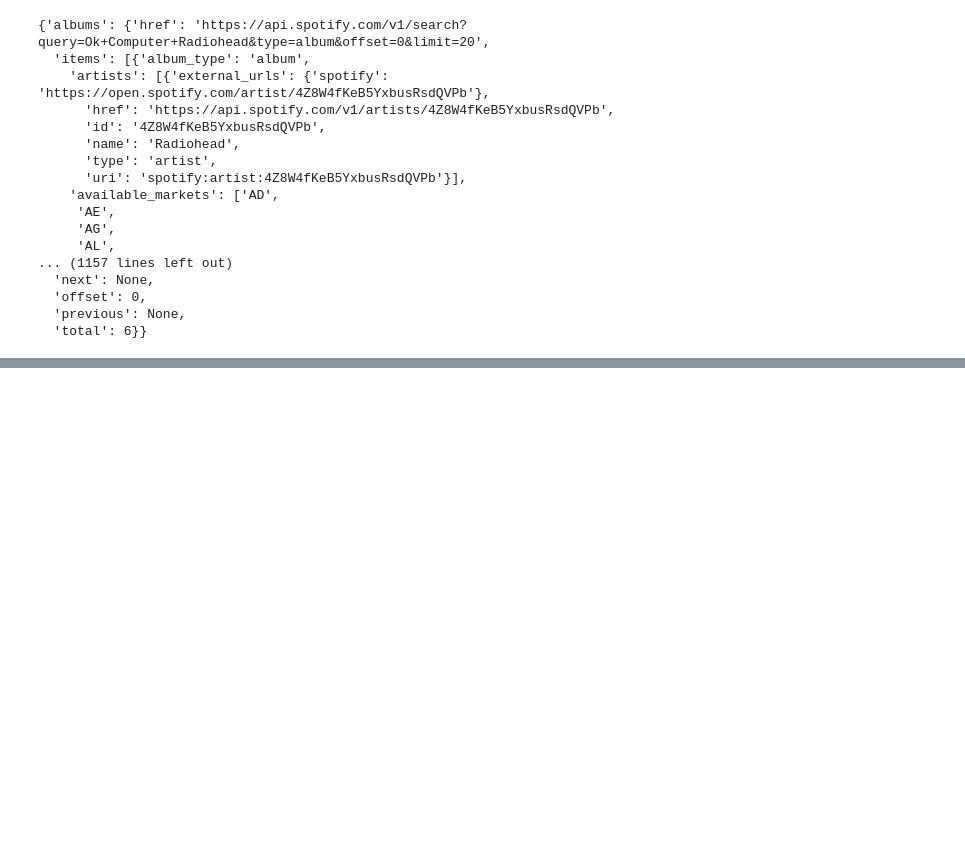
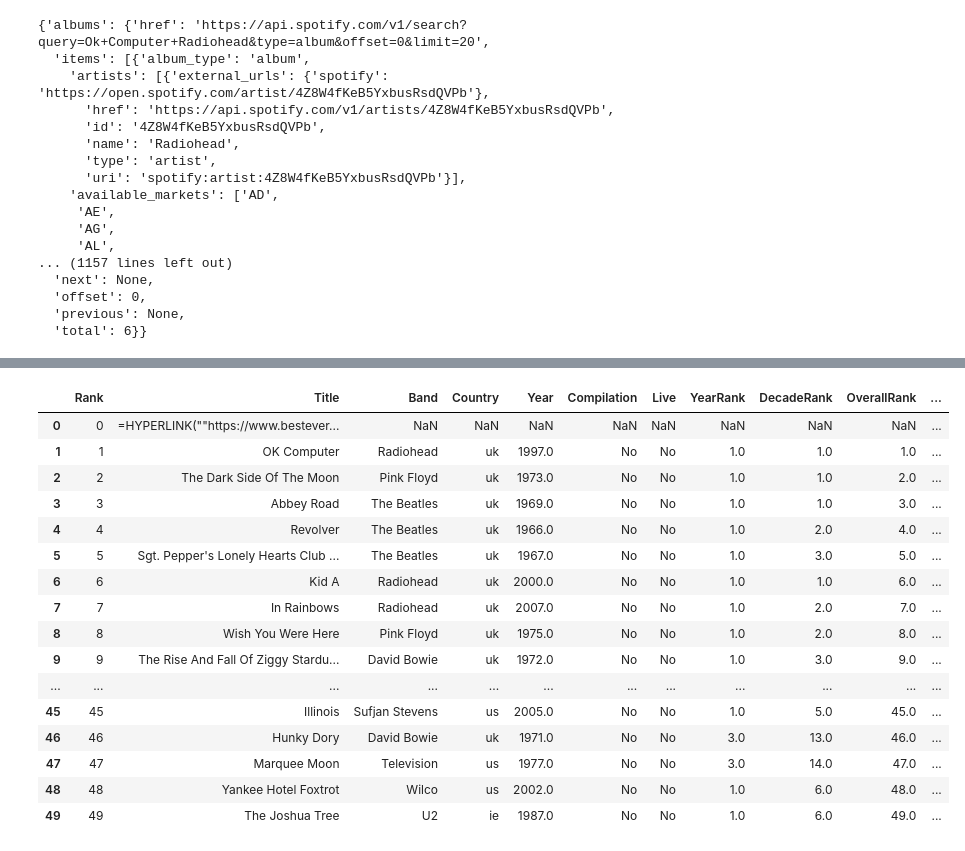
Before and after one commit to tklein98/cratescanner_2.0, a Jupyter notebook: notebooks/spotify_client.ipynb, the cells around one changed output, grey strips where cells are left out. Cells and saved outputs as stored; diff of their text form; code cells hidden in the pictures; blank space fills up the shorter version.

```diff
--- a/notebooks/spotify_client.ipynb
+++ b/notebooks/spotify_client.ipynb
@@ -201,0 +362,22 @@ plt.imshow(img1)
+# %%
+best_albums_dataset = pd.read_csv("best_albums.csv")
+# %%
+best_albums_dataset.head(50)
+# %% [output]
+|  | Rank | Title | Band | Country | Year | Compilation | Live | YearRank | DecadeRank | OverallRank | ... |
+| 0 | 0 | =HYPERLINK(""https://www.bestever... | NaN | NaN | NaN | NaN | NaN | NaN | NaN | NaN | ... |
+| 1 | 1 | OK Computer | Radiohead | uk | 1997.0 | No | No | 1.0 | 1.0 | 1.0 | ... |
+| 2 | 2 | The Dark Side Of The Moon | Pink Floyd | uk | 1973.0 | No | No | 1.0 | 1.0 | 2.0 | ... |
+| 3 | 3 | Abbey Road | The Beatles | uk | 1969.0 | No | No | 1.0 | 1.0 | 3.0 | ... |
+| 4 | 4 | Revolver | The Beatles | uk | 1966.0 | No | No | 1.0 | 2.0 | 4.0 | ... |
+| 5 | 5 | Sgt. Pepper's Lonely Hearts Club ... | The Beatles | uk | 1967.0 | No | No | 1.0 | 3.0 | 5.0 | ... |
+| 6 | 6 | Kid A | Radiohead | uk | 2000.0 | No | No | 1.0 | 1.0 | 6.0 | ... |
+| 7 | 7 | In Rainbows | Radiohead | uk | 2007.0 | No | No | 1.0 | 2.0 | 7.0 | ... |
+| 8 | 8 | Wish You Were Here | Pink Floyd | uk | 1975.0 | No | No | 1.0 | 2.0 | 8.0 | ... |
+| 9 | 9 | The Rise And Fall Of Ziggy Stardu... | David Bowie | uk | 1972.0 | No | No | 1.0 | 3.0 | 9.0 | ... |
+| ... | ... | ... | ... | ... | ... | ... | ... | ... | ... | ... | ... |
+| 45 | 45 | Illinois | Sufjan Stevens | us | 2005.0 | No | No | 1.0 | 5.0 | 45.0 | ... |
+| 46 | 46 | Hunky Dory | David Bowie | uk | 1971.0 | No | No | 3.0 | 13.0 | 46.0 | ... |
+| 47 | 47 | Marquee Moon | Television | us | 1977.0 | No | No | 3.0 | 14.0 | 47.0 | ... |
+| 48 | 48 | Yankee Hotel Foxtrot | Wilco | us | 2002.0 | No | No | 1.0 | 6.0 | 48.0 | ... |
+| 49 | 49 | The Joshua Tree | U2 | ie | 1987.0 | No | No | 1.0 | 6.0 | 49.0 | ... |
```
Also changed, not shown: parts of 65 cells of this notebook.
